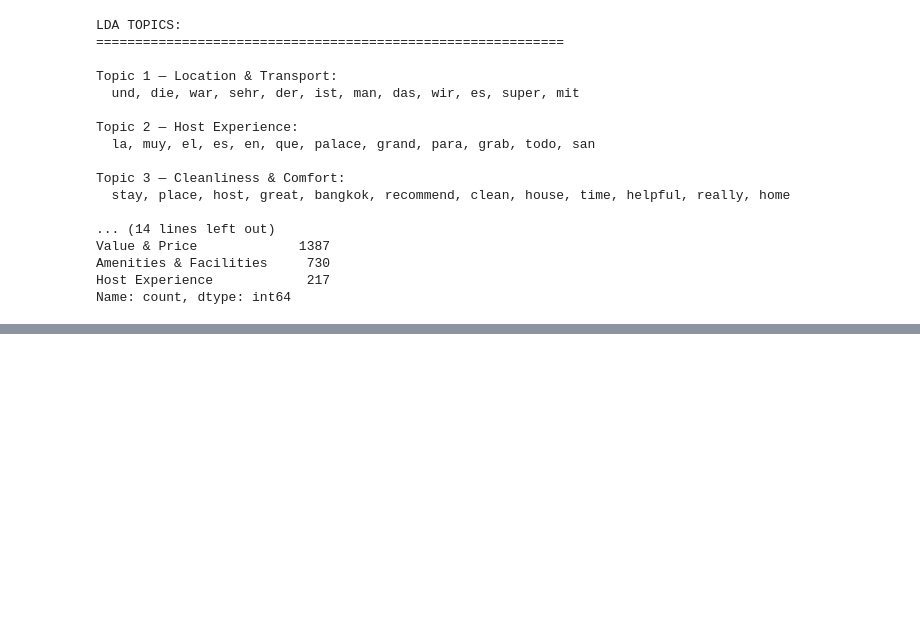
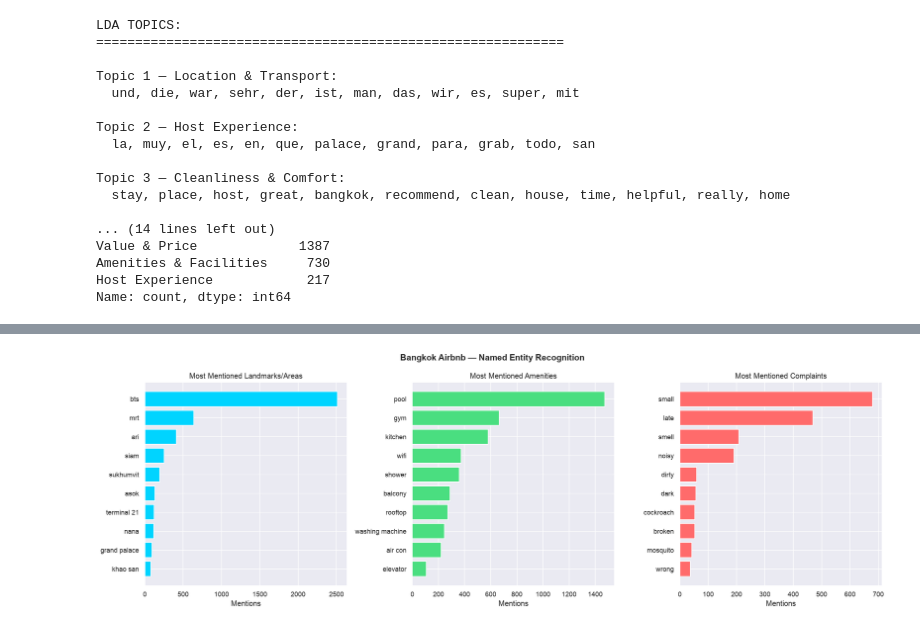
Before and after one commit to primemarasinghe/airbnb-market-intelligence, a Jupyter notebook: notebooks/04_nlp_reviews.ipynb, the cells around one changed output, grey strips where cells are left out. Saved outputs shown, nothing was run; the diff lists cells and outputs as text; code cells hidden in the pictures; blank space fills up the shorter version.

```diff
--- a/notebooks/04_nlp_reviews.ipynb
+++ b/notebooks/04_nlp_reviews.ipynb
@@ -312,0 +406,84 @@ Name: count, dtype: int64
+# %%
+# --- Named Entity Recognition (NER) ---
+import re
+from collections import Counter
+
+# Simple rule-based NER for Airbnb reviews
+# (spaCy alternative - no model download needed)
+
+landmarks_keywords = [
+    "bts", "mrt", "sukhumvit", "silom", "siam", "asok", "nana",
+    "chatuchak", "khao san", "wat pho", "grand palace", "terminal 21",
+    "central world", "emquartier", "icon siam", "mbk", "onnut",
+    "thonglor", "ekkamai", "ari", "victory monument"
+]
+
+amenity_keywords = [
+    "pool", "gym", "wifi", "parking", "kitchen", "elevator",
+    "rooftop", "balcony", "washing machine", "air con", "netflix",
+    "workspace", "desk", "bathtub", "shower"
+]
+
+complaint_keywords = [
+    "noisy", "dirty", "smell", "cockroach", "mosquito", "mold",
+    "broken", "slow wifi", "no hot water", "small", "dark",
+    "rude", "unresponsive", "late", "wrong", "misleading"
+]
+
+def extract_entities(text, keywords):
+    text = str(text).lower()
+    found = []
+    for kw in keywords:
+        if kw in text:
+            found.append(kw)
+    return found
+
+# Sample for NER
+ner_sample = reviews.sample(20000, random_state=42)
+
+landmark_mentions = Counter()
+amenity_mentions = Counter()
+complaint_mentions = Counter()
+
+for comment in ner_sample["comments"]:
+    for lm in extract_entities(comment, landmarks_keywords):
+        landmark_mentions[lm] += 1
+    for am in extract_entities(comment, amenity_keywords):
+        amenity_mentions[am] += 1
+    for cm in extract_entities(comment, complaint_keywords):
+        complaint_mentions[cm] += 1
+
+fig, axes = plt.subplots(1, 3, figsize=(18, 6))
+
+# Landmarks
+lm_df = pd.DataFrame(landmark_mentions.most_common(10), columns=["landmark","count"])
+axes[0].barh(lm_df["landmark"], lm_df["count"], color="#00d4ff")
+axes[0].invert_yaxis()
+axes[0].set_title("Most Mentioned Landmarks/Areas")
+axes[0].set_xlabel("Mentions")
+
+# Amenities
+am_df = pd.DataFrame(amenity_mentions.most_common(10), columns=["amenity","count"])
+axes[1].barh(am_df["amenity"], am_df["count"], color="#4ade80")
+axes[1].invert_yaxis()
+axes[1].set_title("Most Mentioned Amenities")
+axes[1].set_xlabel("Mentions")
+
+# Complaints
+cm_df = pd.DataFrame(complaint_mentions.most_common(10), columns=["complaint","count"])
+axes[2].barh(cm_df["complaint"], cm_df["count"], color="#ff6b6b")
+axes[2].invert_yaxis()
+axes[2].set_title("Most Mentioned Complaints")
+axes[2].set_xlabel("Mentions")
+
+plt.suptitle("Bangkok Airbnb — Named Entity Recognition",
+             fontsize=14, fontweight="bold")
+plt.tight_layout()
+plt.savefig("figures/28_ner_analysis.png")
+plt.show()
+
+print("Top Landmarks:", landmark_mentions.most_common(5))
+print("Top Amenities:", amenity_mentions.most_common(5))
+print("Top Complaints:", complaint_mentions.most_common(5))
+# %% [output]
+[figure, added]
```
Also changed, not shown: parts of 8 cells of this notebook, 7 other files.
